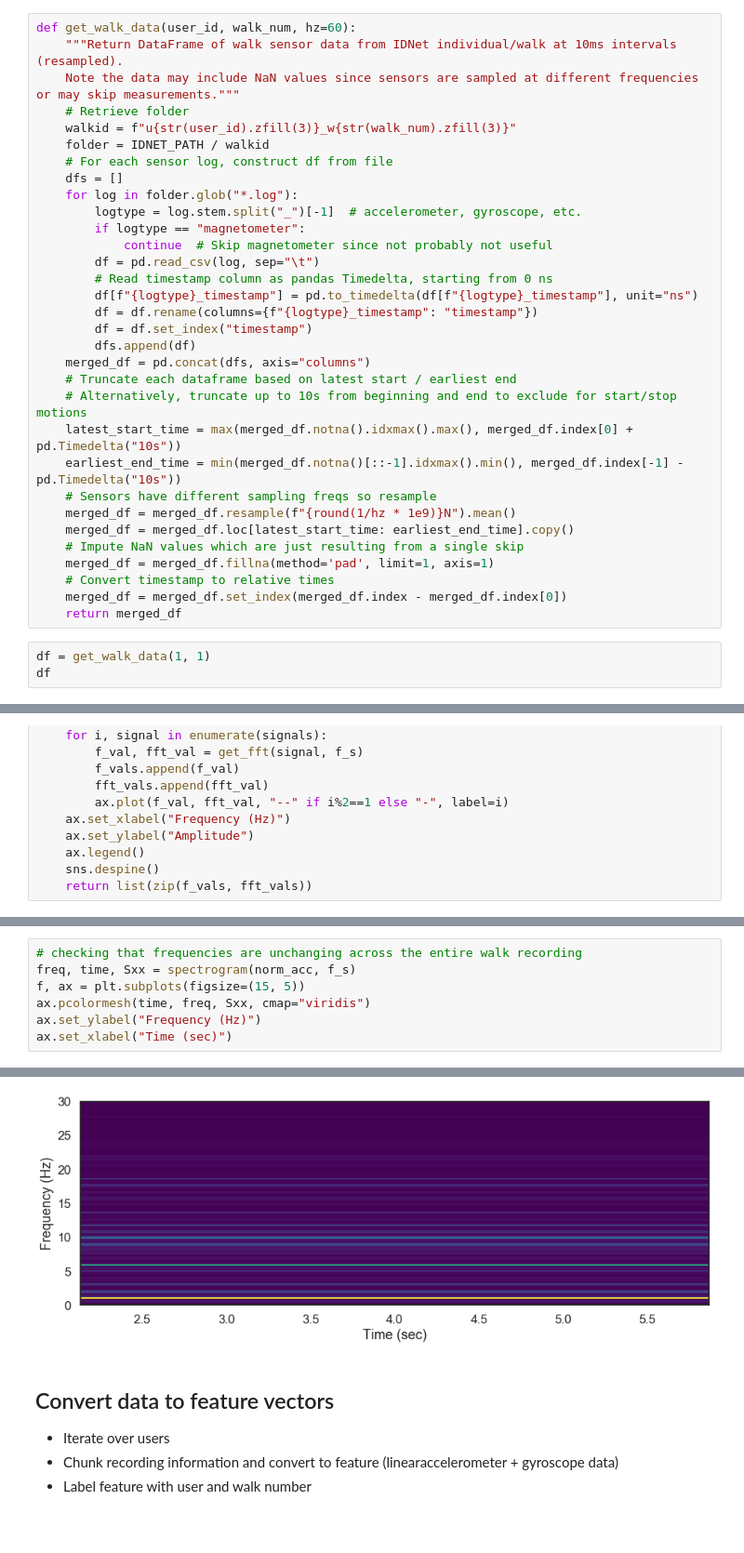
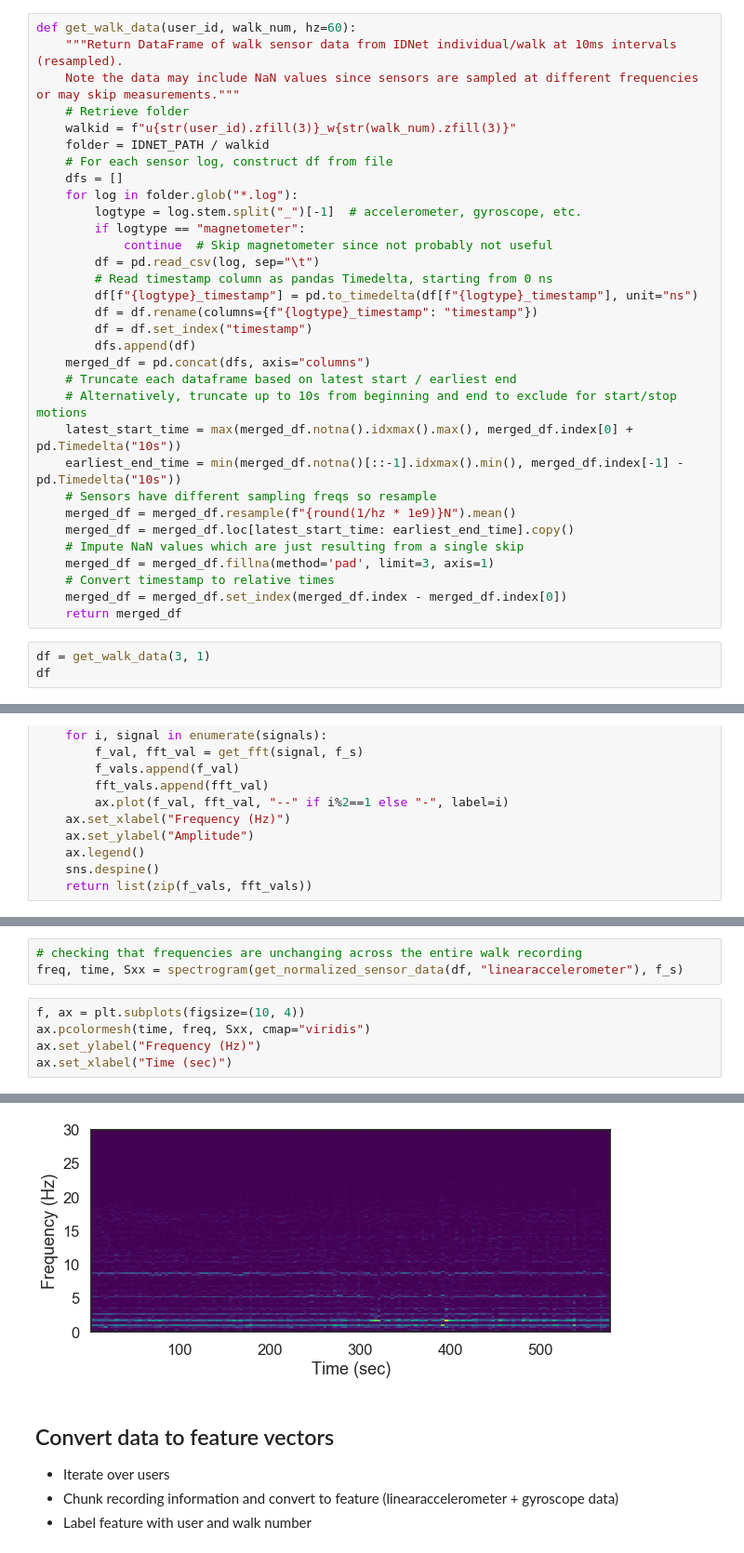
Before and after one commit to f--f/gaitkeeper, a Jupyter notebook: notebooks/1-exploratory-data-analysis.ipynb, the cells around one changed output, grey strips where cells are left out. Shown at 93% size. Cells and saved outputs as stored; diff of their text form; blank space fills up the shorter version.

Commit message:
Update exploratory data analysis with similarity scores

```diff
--- a/notebooks/1-exploratory-data-analysis.ipynb
+++ b/notebooks/1-exploratory-data-analysis.ipynb
@@ -39,12 +40,12 @@ def get_walk_data(user_id, walk_num, hz=60):
     merged_df = merged_df.resample(f"{round(1/hz * 1e9)}N").mean()
     merged_df = merged_df.loc[latest_start_time: earliest_end_time].copy()
     # Impute NaN values which are just resulting from a single skip
-    merged_df = merged_df.fillna(method='pad', limit=1, axis=1)
+    merged_df = merged_df.fillna(method='pad', limit=3, axis=1)
     # Convert timestamp to relative times
     merged_df = merged_df.set_index(merged_df.index - merged_df.index[0])
     return merged_df
 # %%
-df = get_walk_data(1, 1)
+df = get_walk_data(3, 1)
 df
 # %% [output]
 |  | accelerometer_x_data | accelerometer_y_data | accelerometer_z_data | gravity_x_data | gravity_y_data | ... |
@@ -166,13 +167,14 @@ sns.despine()
+# %%
+# checking that frequencies are unchanging across the entire walk recording
+freq, time, Sxx = spectrogram(get_normalized_sensor_data(df, "linearaccelerometer"), f_s)
 # %%
-# checking that frequencies are unchanging across the entire walk recording
-freq, time, Sxx = spectrogram(norm_acc, f_s)
-f, ax = plt.subplots(figsize=(15, 5))
+f, ax = plt.subplots(figsize=(10, 4))
 ax.pcolormesh(time, freq, Sxx, cmap="viridis")
 ax.set_ylabel("Frequency (Hz)")
 ax.set_xlabel("Time (sec)")
 # %% [output]
 Text(0.5, 0, 'Time (sec)')
-[figure, old version]
+[figure, new version]
 # %% [markdown]
 ## Convert data to feature vectors
 
```
Also changed, not shown: parts of 43 cells of this notebook.
